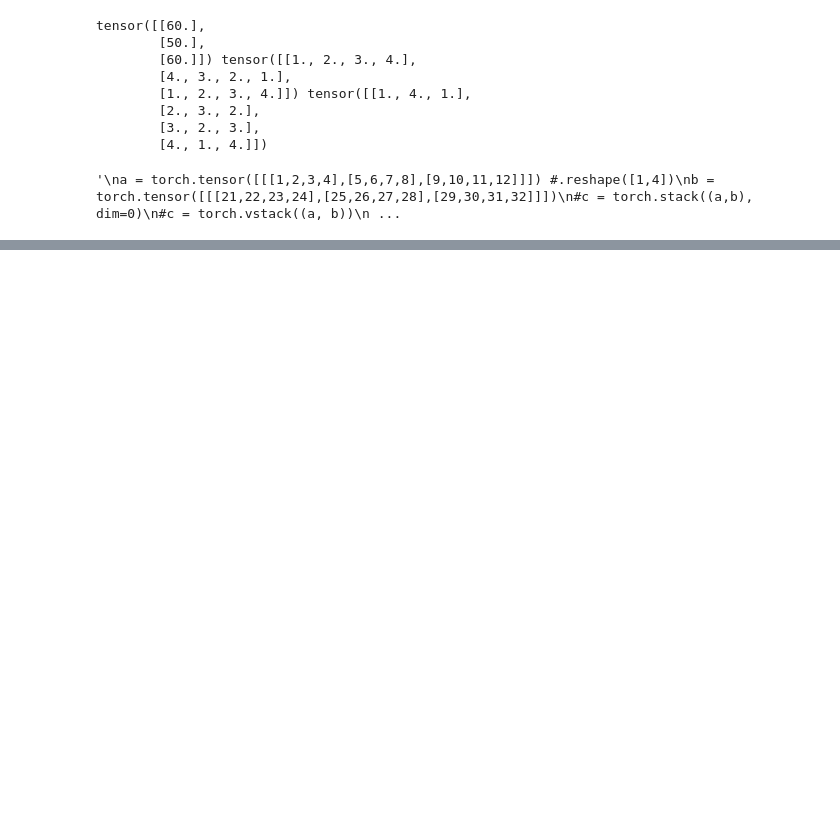
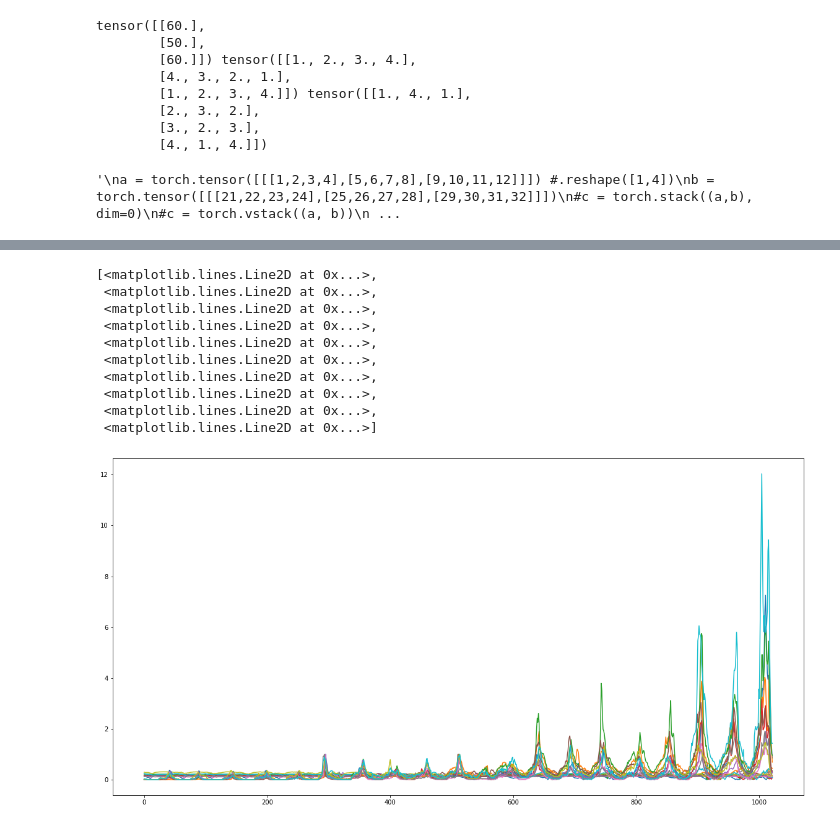
Before and after one commit to djkim0516/COLA_GNN, a Jupyter notebook: colagnn.ipynb, the cells around one changed output, grey strips where cells are left out. Drawn from its saved outputs; the diff is of its cells as text; code cells hidden in the pictures; blank space fills up the shorter version.

```diff
--- a/colagnn.ipynb
+++ b/colagnn.ipynb
@@ -476,0 +416,34 @@ class cola_gnn(nn.Module):
+# %%
+#Predicting for the test values
+
+with torch.no_grad():
+    predict_values = []
+    actual_values = []
+
+    for data in trainloader:
+        seq, target = data
+        out = model(seq)
+        predict_values += [abs(out).cpu().numpy().tolist()]
+        actual_values += target.cpu().numpy().tolist()
+
+    for data in testloader:
+        seq, target = data
+        out = model(seq)
+        predict_values += [abs(out).cpu().numpy().tolist()]
+        actual_values += target.cpu().numpy().tolist()
+
+plt.figure(figsize=(20,10))
+plt.plot(predict_values)
+plt.plot(actual_values)
+# %% [output]
+[<matplotlib.lines.Line2D at 0x...>,
+ <matplotlib.lines.Line2D at 0x...>,
+ <matplotlib.lines.Line2D at 0x...>,
+ <matplotlib.lines.Line2D at 0x...>,
+ <matplotlib.lines.Line2D at 0x...>,
+ <matplotlib.lines.Line2D at 0x...>,
+ <matplotlib.lines.Line2D at 0x...>,
+ <matplotlib.lines.Line2D at 0x...>,
+ <matplotlib.lines.Line2D at 0x...>,
+ <matplotlib.lines.Line2D at 0x...>]
+[figure, added]
```
Also changed, not shown: parts of 18 cells of this notebook.
